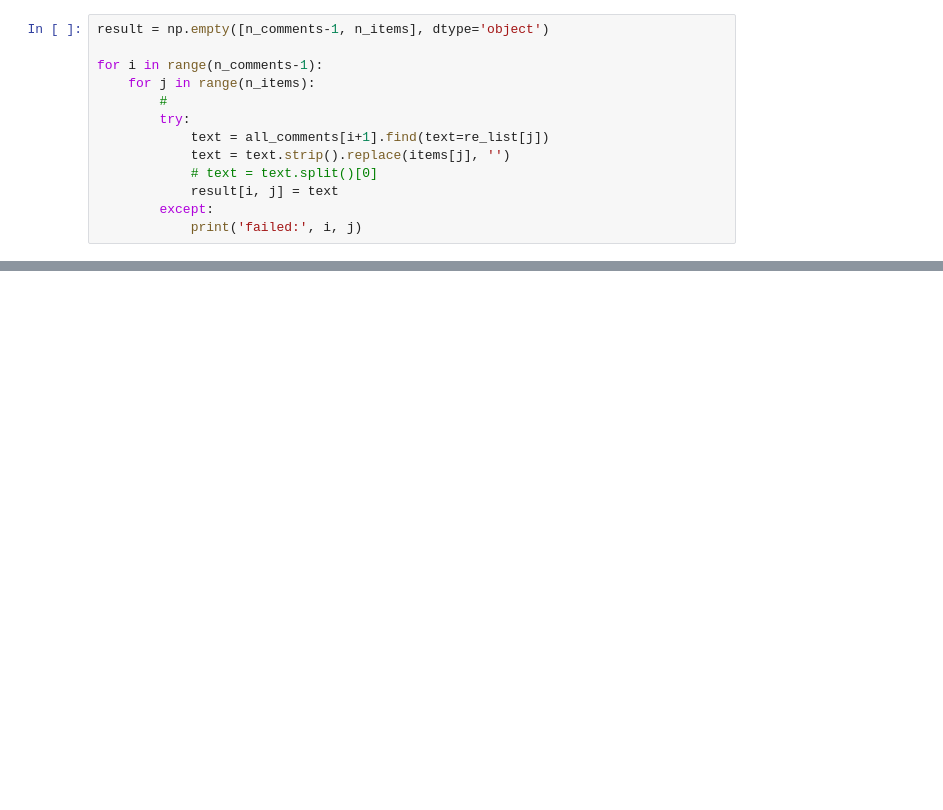
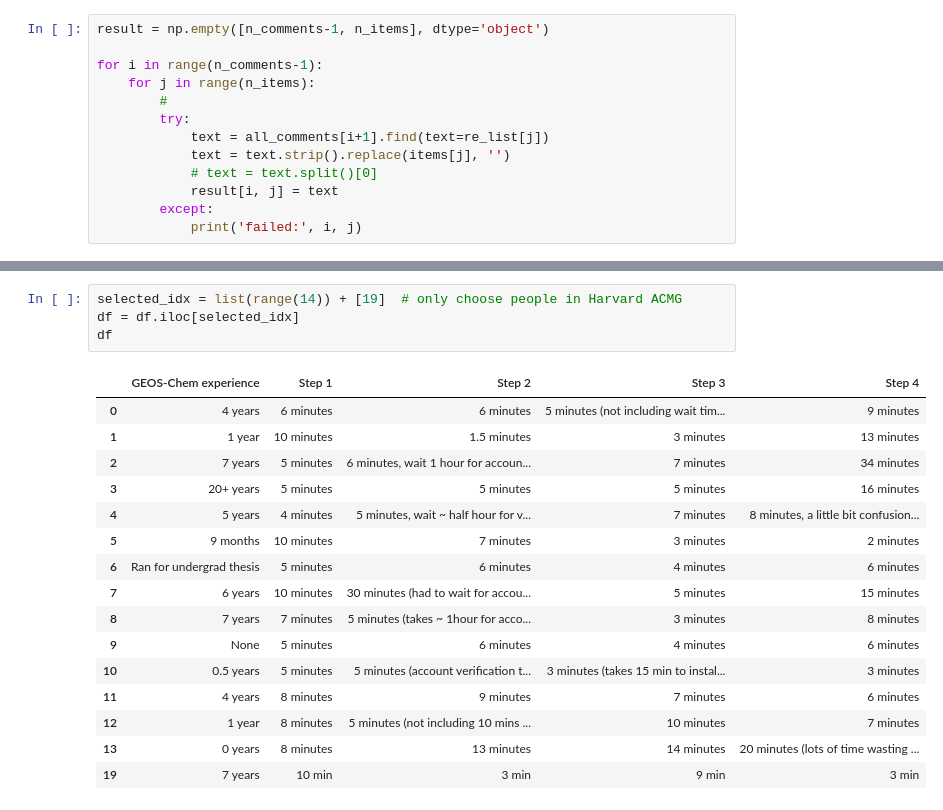
Before and after one commit to geoschem/geos-chem-cloud, a Jupyter notebook: scripts/minor_util/scrape_github_comments.ipynb, the cells around one changed output, grey strips where cells are left out. Drawn from its saved outputs; the diff is of its cells as text; blank space fills up the shorter version.

```diff
--- a/scripts/minor_util/scrape_github_comments.ipynb
+++ b/scripts/minor_util/scrape_github_comments.ipynb
@@ -81,2 +83,23 @@ df
+# %%
+selected_idx = list(range(14)) + [19]  # only choose people in Harvard ACMG
+df = df.iloc[selected_idx]
+df
+# %% [output]
+|  | GEOS-Chem experience | Step 1 | Step 2 | Step 3 | Step 4 |
+| 0 | 4 years | 6 minutes | 6 minutes | 5 minutes (not including wait tim... | 9 minutes |
+| 1 | 1 year | 10 minutes | 1.5 minutes | 3 minutes | 13 minutes |
+| 2 | 7 years | 5 minutes | 6 minutes, wait 1 hour for accoun... | 7 minutes | 34 minutes |
+| 3 | 20+ years | 5 minutes | 5 minutes | 5 minutes | 16 minutes |
+| 4 | 5 years | 4 minutes | 5 minutes, wait ~ half hour for v... | 7 minutes | 8 minutes, a little bit confusion... |
+| 5 | 9 months | 10 minutes | 7 minutes | 3 minutes | 2 minutes |
+| 6 | Ran for undergrad thesis | 5 minutes | 6 minutes | 4 minutes | 6 minutes |
+| 7 | 6 years | 10 minutes | 30 minutes (had to wait for accou... | 5 minutes | 15 minutes |
+| 8 | 7 years | 7 minutes | 5 minutes (takes ~ 1hour for acco... | 3 minutes | 8 minutes |
+| 9 | None | 5 minutes | 6 minutes | 4 minutes | 6 minutes |
+| 10 | 0.5 years | 5 minutes | 5 minutes (account verification t... | 3 minutes (takes 15 min to instal... | 3 minutes |
+| 11 | 4 years | 8 minutes | 9 minutes | 7 minutes | 6 minutes |
+| 12 | 1 year | 8 minutes | 5 minutes (not including 10 mins ... | 10 minutes | 7 minutes |
+| 13 | 0 years | 8 minutes | 13 minutes | 14 minutes | 20 minutes (lots of time wasting ... |
+| 19 | 7 years | 10 min | 3 min | 9 min | 3 min |
 # %%
 df_num = df.drop('GEOS-Chem experience', axis=1).applymap(lambda s: float(s.split()[0]))
```
Also changed, not shown: parts of 7 cells of this notebook.
